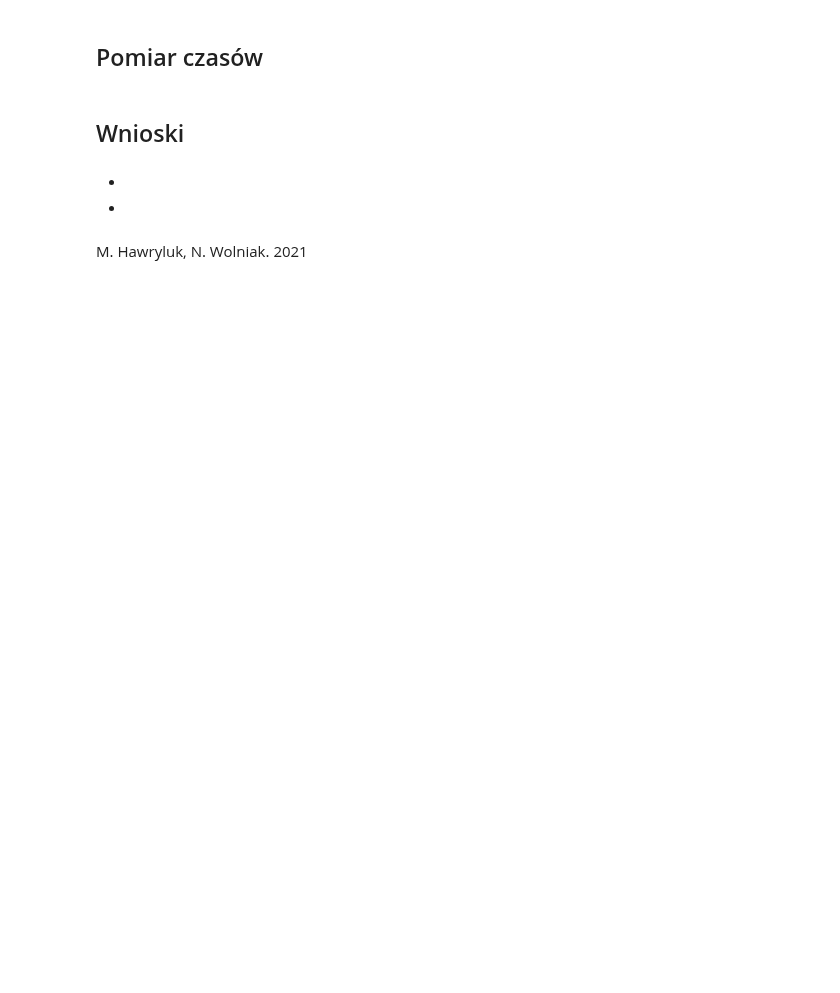
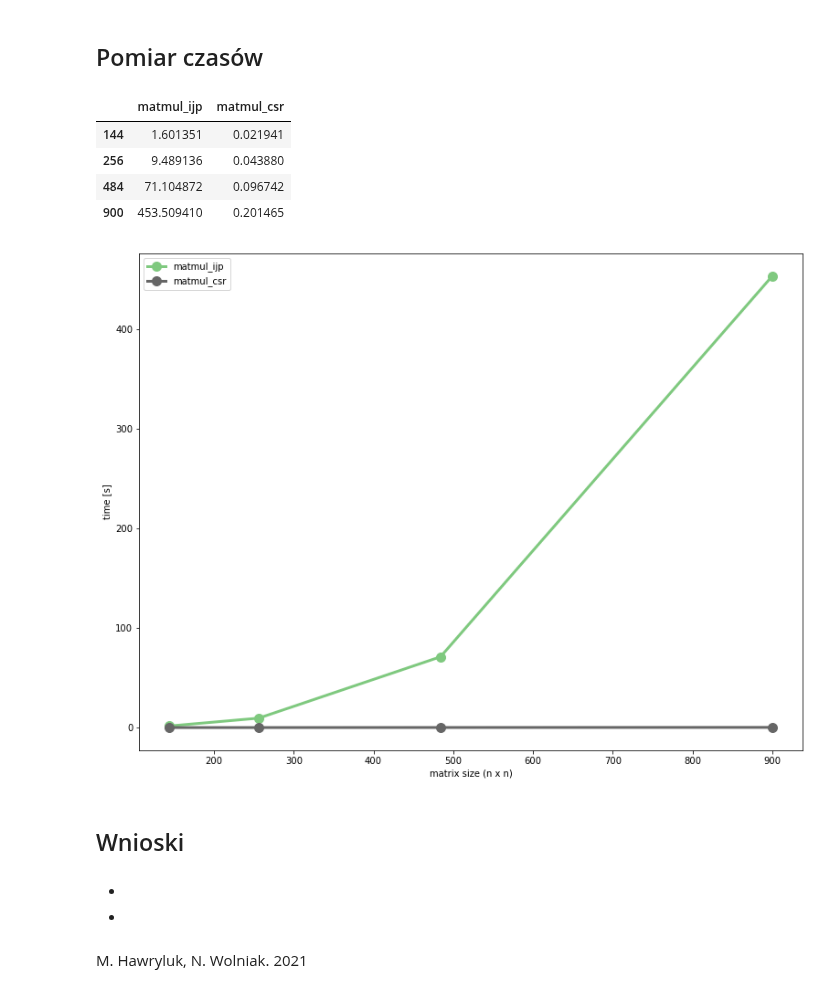
Before and after one commit to mhawryluk/matrix-algorithms, a Jupyter notebook: lab3/lab3.ipynb, the cells around one changed output. Drawn from its saved outputs; the diff is of its cells as text; code cells hidden in the pictures; blank space fills up the shorter version.

```diff
--- a/lab3/lab3.ipynb
+++ b/lab3/lab3.ipynb
@@ -55,0 +34,9 @@ print(end - start)
+# %%
+# 441 x 441 matrix
+A = read_matrix("matrices/riga_10.txt")
+B = A.copy()
+# %%
+matrices  = []
+for file in os.listdir('matrices'):
+    if file.startswith('riga'):
+        matrices.append(read_matrix('matrices/' + file))
@@ -143,0 +122,5 @@ print_CSR_matrix(C)
+# %%
+start = time()
+matmul_CSR(A_csr, B_csr)
+end = time()
+print("Czas mnożenia : ",end - start)
@@ -144,5 +181,42 @@ print_CSR_matrix(C)
 # %% [markdown]
 ## Pomiar czasów
+# %%
+def compare_times(matrices):
+    times = {}
+
+    for matrix in matrices:
+        size = matrix.shape[0]
+        times[size] = {}
+        start = time()
+        mm_ipj(matrix, matrix)
+        times[size]["matmul_ijp"] = time() - start
+
+        matrix_csr = convert_to_csr(matrix)
+        start = time()
+        matmul_CSR(matrix_csr, matrix_csr)
+        times[size]["matmul_csr"] = time() - start
+
+    df = pd.DataFrame(times).T.sort_index()
+    df.plot(
+        figsize=(13, 10),
+        xlabel='matrix size (n x n)',
+        ylabel='time [s]',
+        colormap='Accent',
+        linewidth=3,
+        markersize=10,
+        marker='o'
+    )
+
+    return df
+# %%
+compare_times(matrices)
+# %% [output]
+|  | matmul_ijp | matmul_csr |
+| 144 | 1.601351 | 0.021941 |
+| 256 | 9.489136 | 0.043880 |
+| 484 | 71.104872 | 0.096742 |
+| 900 | 453.509410 | 0.201465 |
+[figure, added]
 # %% [markdown]
 ## Wnioski
 # %% [markdown]
```
Also changed, not shown: parts of 19 cells of this notebook.
